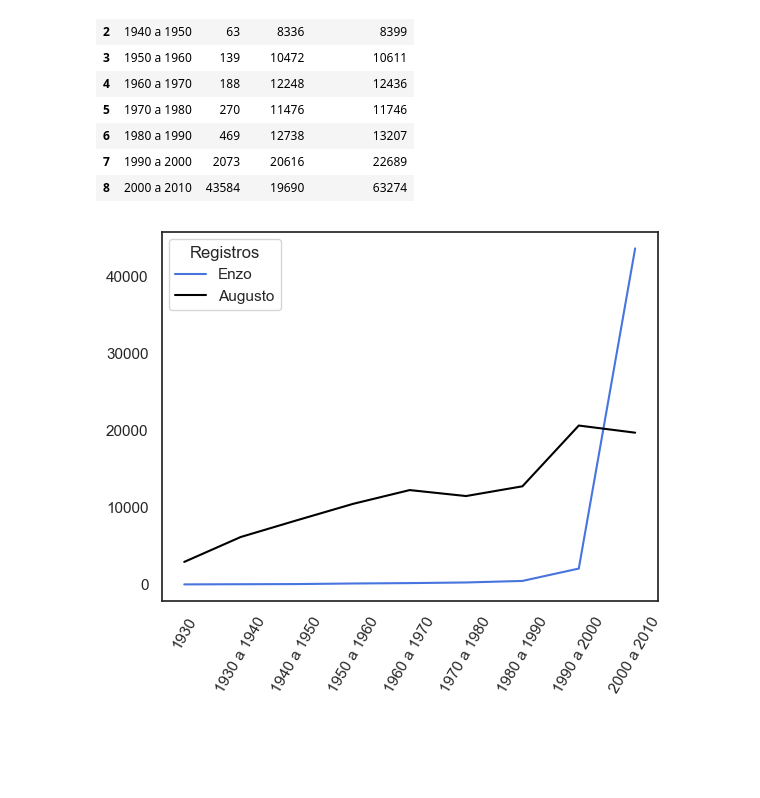
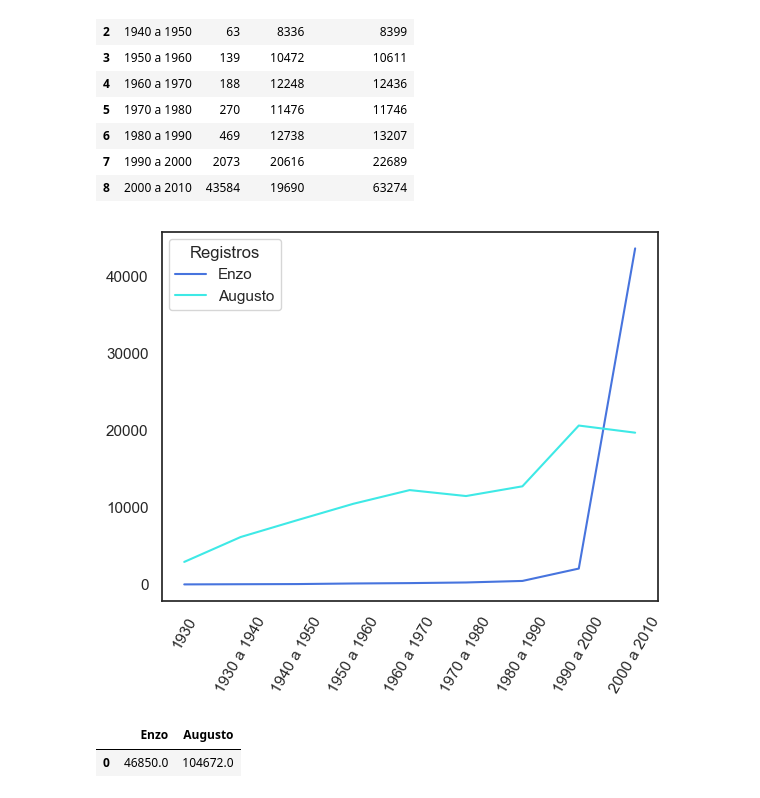
Before and after one commit to Rafael93rj/dados_api_ibge, a Jupyter notebook: import_data_api.ipynb, the cells around one changed output. Cells and saved outputs as stored; diff of their text form; code cells hidden in the pictures; blank space fills up the shorter version.

```diff
--- a/import_data_api.ipynb
+++ b/import_data_api.ipynb
@@ -62,33 +62,47 @@ query_1
 | 7 | 1990 a 2000 | 2073 | 20616 | 22689 |
 | 8 | 2000 a 2010 | 43584 | 19690 | 63274 |
 # %%
-#Gráfico
+#Gráfico_1
 sns.set_style("white")
 
 cores = {
     'Enzo': '#4774de',
-    'Augusto': '#000000'
+    'Augusto': '#3ee9e6'
 }
 
 query_long = query_1.melt(
     id_vars='Período',
     value_vars=['Enzo', 'Augusto'],
     var_name='Registros',
     value_name='Valor'
 )
 
 sns.lineplot(
     data=query_long,
     x='Período',
     y='Valor',
     hue='Registros',
     palette = cores
 )
 
 plt.xlabel('')
 plt.ylabel('')
 
 plt.xticks(rotation=60)
 plt.show()
 # %% [output]
-[figure, old version]
+[figure, new version]
+# %%
+query_2 = duckdb.query("""
+select
+sum(a.frequencia) as 'Enzo'
+,sum(b.frequencia) as 'Augusto'
+from e_df as a
+left join a_df as b on a.periodo = b.periodo
+    """
+).to_df()
+
+query_2
+# %% [output]
+|  | Enzo | Augusto |
+| 0 | 46850.0 | 104672.0 |
```
Also changed, not shown: parts of 1 cell of this notebook, 1 other file.
